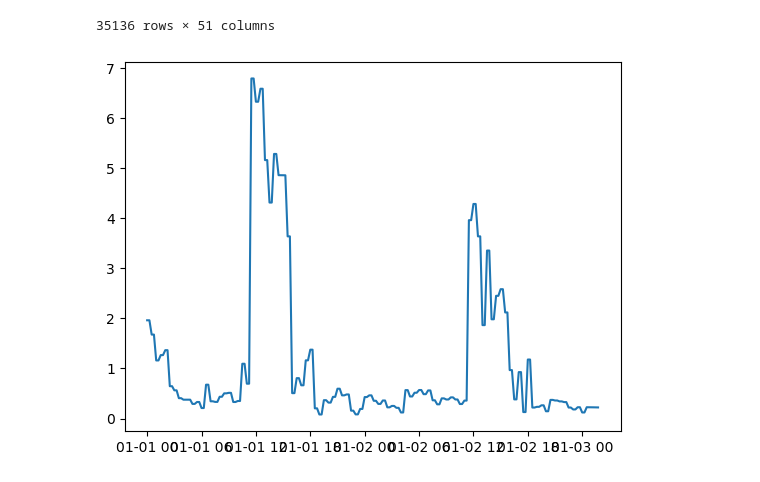
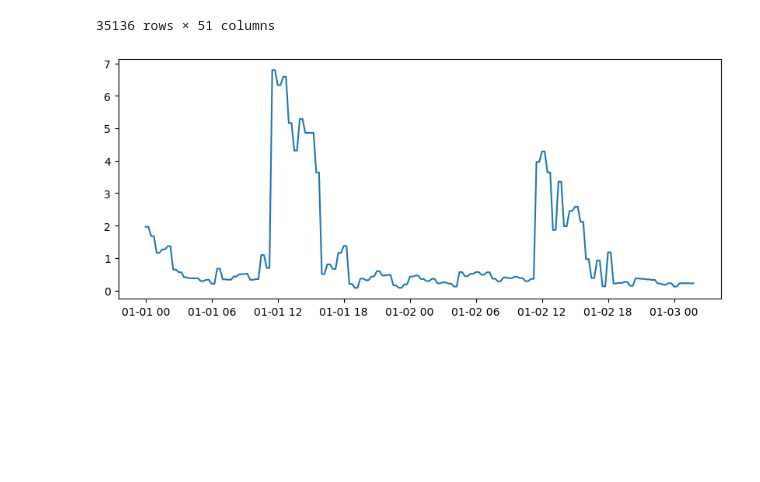
Before and after one commit to franciscomonteiro85/rec-energy-prediction-algorithm, a Jupyter notebook: Clustering.ipynb, the cells around one changed output. Cells and saved outputs as stored; diff of their text form; code cells hidden in the pictures; blank space fills up the shorter version.

```diff
--- a/Clustering.ipynb
+++ b/Clustering.ipynb
@@ -32,10 +36,11 @@ df
 | 35135 | 2020-01-01 23:45:00 | 1.174827 | 0.259545 | 0.130782 | 0.329682 | 1.354107 | 0.208899 | 0.605235 | 0.070958 | 0.715402 | ... | ... |
 35136 rows × 51 columns
 # %%
+plt.figure(figsize=(10,4))
 plt.plot(df.iloc[:200,0],df.iloc[:200,4])
 plt.show()
 # %% [output]
-[figure, old version]
+[figure, new version]
 # %%
 undersample_data = df.loc[np.linspace(df.index.min(),df.index.max(),3000).astype(int)]
 #undersample_time = df_index.loc[np.linspace(df_index.index.min(),df_index.index.max(),8784).astype(int)]
```
Also changed, not shown: parts of 21 cells of this notebook, 6 other files.
